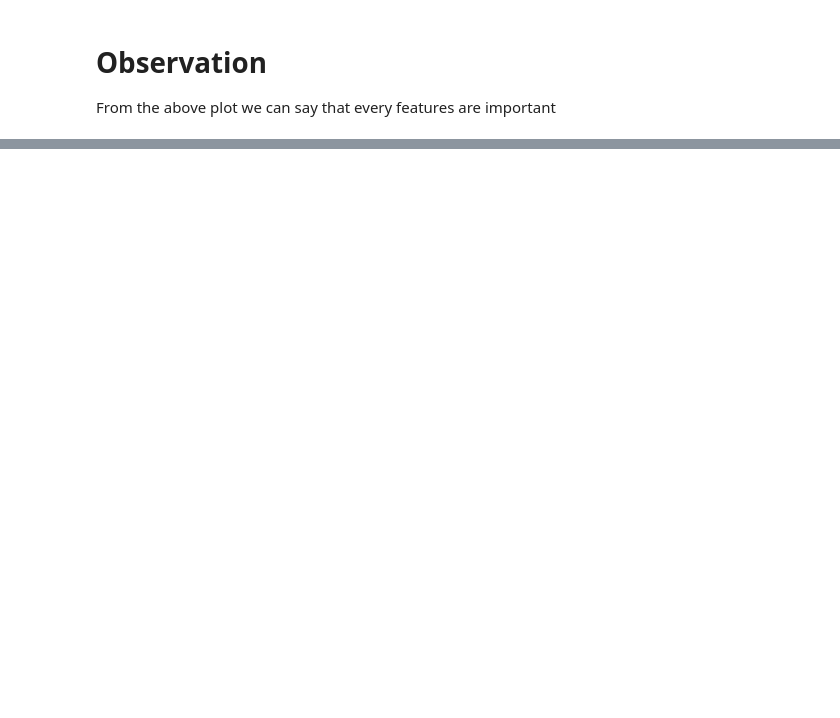
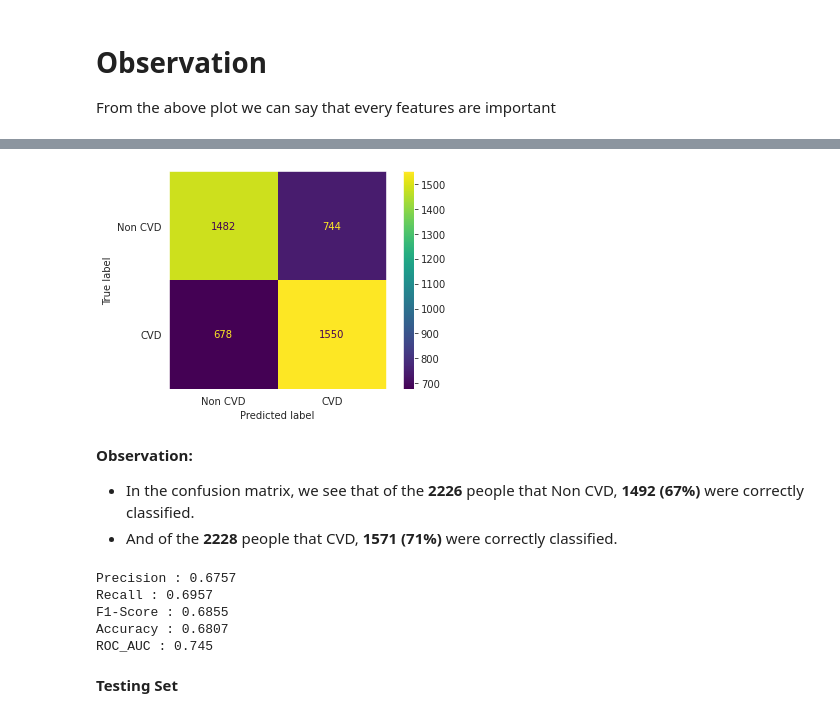
Before and after one commit to SachinYallapurkar/Cardiovascular-Risk-Prediction, a Jupyter notebook: Cardiovascular_Risk_Prediction.ipynb, the cells around one changed output, grey strips where cells are left out. Cells and saved outputs as stored; diff of their text form; code cells hidden in the pictures; blank space fills up the shorter version.

```diff
--- a/Cardiovascular_Risk_Prediction.ipynb
+++ b/Cardiovascular_Risk_Prediction.ipynb
@@ -643,0 +693,6 @@ From the above plot we can say that every features are important
+# %%
+#Scaling the data using Standard Scaler
+from sklearn.preprocessing import StandardScaler
+scaler=StandardScaler()
+X_train=scaler.fit_transform(X_train)
+X_test=scaler.transform(X_test)
@@ -643,0 +718,14 @@ From the above plot we can say that every features are important
+# %%
+#defining algorithm function
+def algorithm(model_name):                             #taking model
+  model_obj = model_name
+  model_obj.fit(X_train,Y_train)
+
+  y_train_pred = model_obj.predict(X_train)
+  y_test_pred  = model_obj.predict(X_test)
+
+  y_train_prob = model_obj.predict_proba(X_train)
+  y_test_prob = model_obj.predict_proba(X_test)
+
+
+  return y_train_pred,y_test_pred, y_train_prob, y_test_prob,model_obj
@@ -643,0 +734,5 @@ From the above plot we can say that every features are important
+# %%
+#defining confusion matrix function
+def confusion_matrix(model_obj,x,y,cmap='viridis'):
+  plot_confusion_matrix(model_obj, x, y,display_labels=['Non CVD','CVD'],cmap=cmap)
+  plt.grid(False)                                                                       #omitted the grid
@@ -643,0 +770,3 @@ From the above plot we can say that every features are important
+# %%
+# Applying the LogisticRegression
+y_train_pred, y_test_pred,  y_train_prob,  y_test_prob, model_obj = algorithm(LogisticRegression(fit_intercept=True,max_iter=10000))
@@ -643,0 +788,9 @@ From the above plot we can say that every features are important
+# %%
+#Visualising the confusion matrix to evaluate the performance of the model on training set
+confusion_matrix(model_obj,X_train,Y_train)
+# %% [output]
+[figure, added]
+# %% [markdown]
+**Observation:**<br>
+* In the confusion matrix, we see that of the **2226** people that Non CVD, **1492 (67%)** were correctly classified.
+* And of the **2228** people that CVD, **1571 (71%)** were correctly classified.
@@ -643,0 +801,13 @@ From the above plot we can say that every features are important
+# %%
+#evaluation score
+for param,value in dict_1.items():
+  if param != 'Model':
+    print(f'{param} : {value}')
+# %% [output]
+Precision : 0.6757
+Recall : 0.6957
+F1-Score : 0.6855
+Accuracy : 0.6807
+ROC_AUC : 0.745
+# %% [markdown]
+**Testing Set**
```
Also changed, not shown: parts of 99 cells of this notebook.
